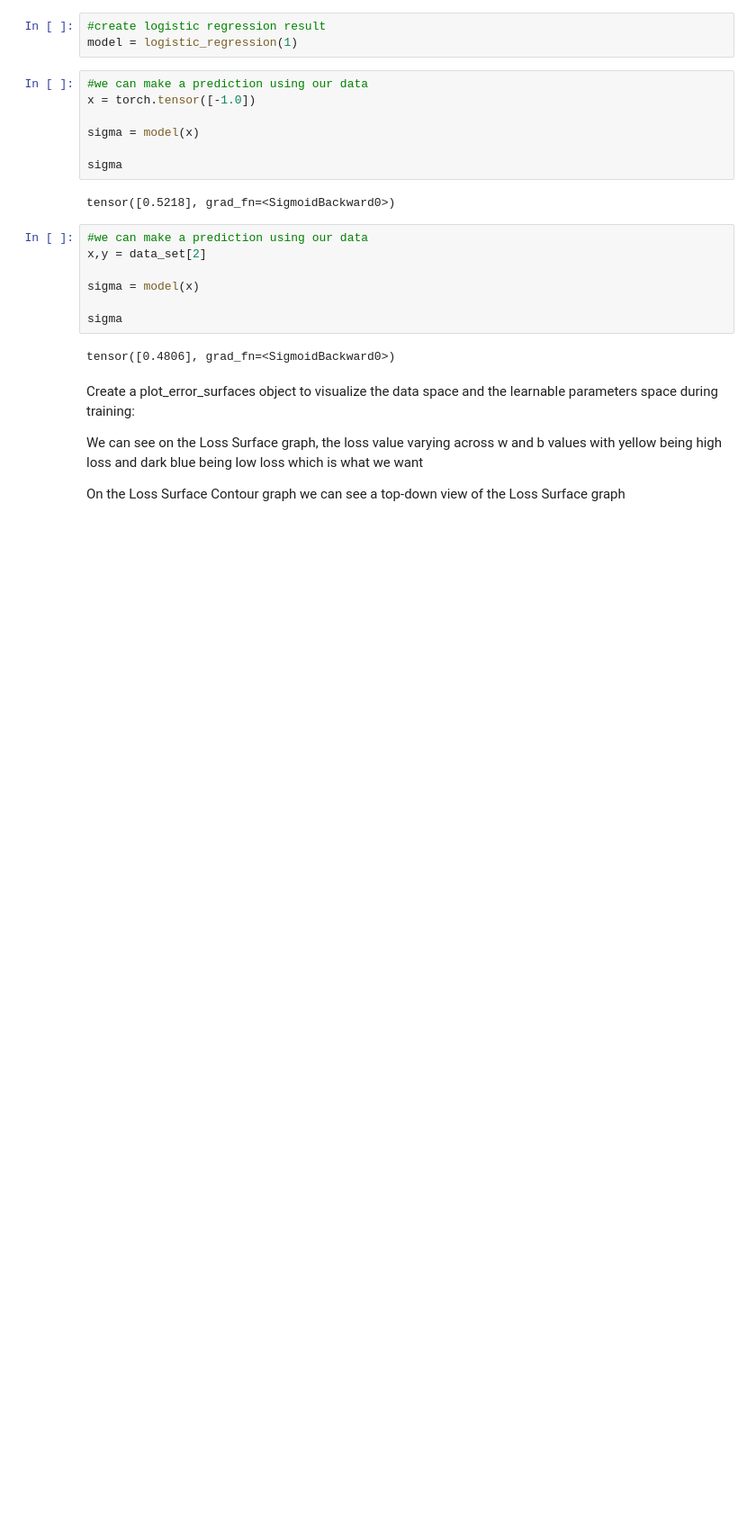
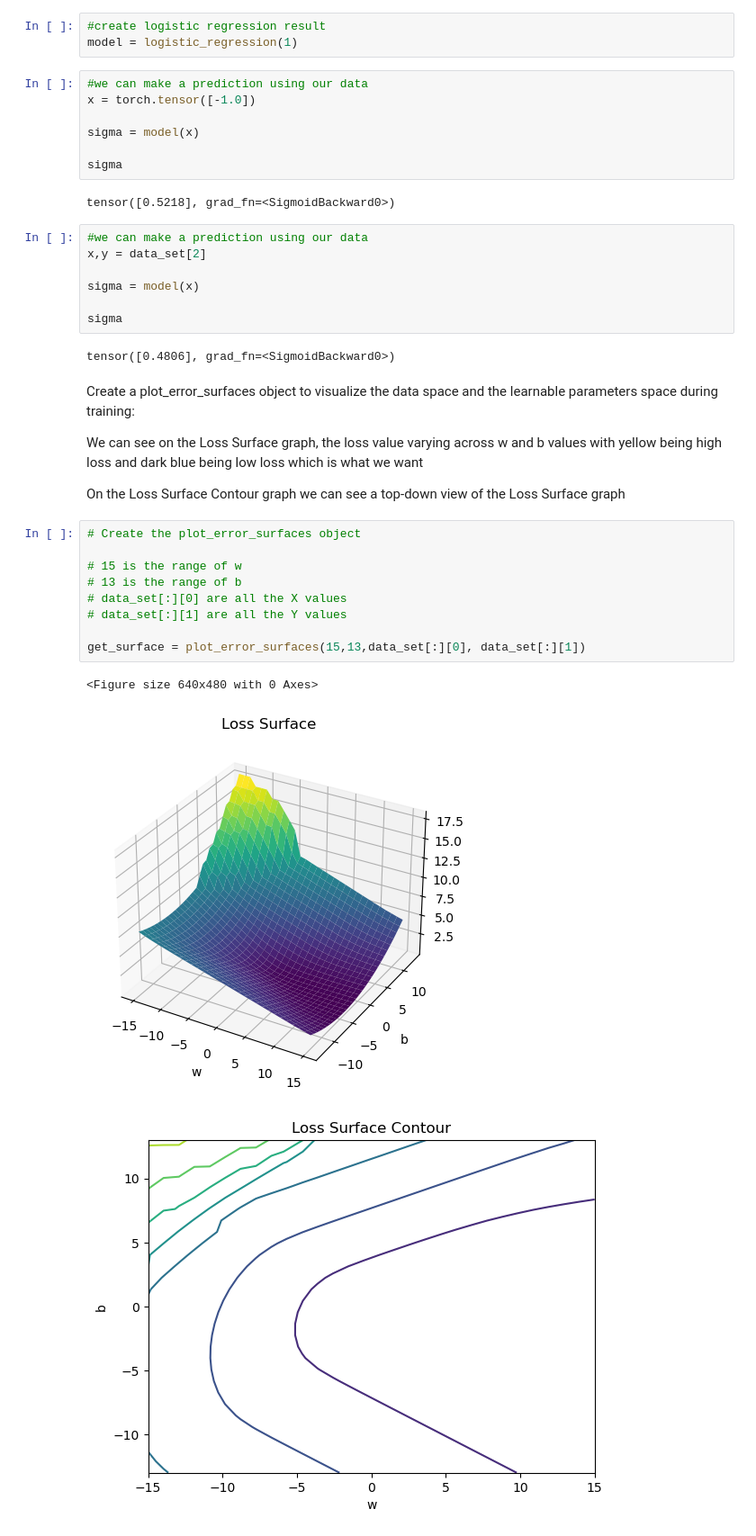
Before and after one commit to amansingh202/Machine-Learning, a Jupyter notebook: Computer_Vision/L10_LogisticRegression_with_miniBatch_GradientDescent.ipynb, the cells around one changed output. Shown at 90% size. Saved outputs shown, nothing was run; the diff lists cells and outputs as text; blank space fills up the shorter version.

```diff
--- a/Computer_Vision/L10_LogisticRegression_with_miniBatch_GradientDescent.ipynb
+++ b/Computer_Vision/L10_LogisticRegression_with_miniBatch_GradientDescent.ipynb
@@ -285,3 +285,16 @@ Create a plot_error_surfaces object to visualize the data space and the learnabl
 We can see on the Loss Surface graph, the loss value varying across w and b values with yellow being high loss and dark blue being low loss which is what we want
 
 On the Loss Surface Contour graph we can see a top-down view of the Loss Surface graph
+# %%
+# Create the plot_error_surfaces object
+
+# 15 is the range of w
+# 13 is the range of b
+# data_set[:][0] are all the X values
+# data_set[:][1] are all the Y values
+
+get_surface = plot_error_surfaces(15,13,data_set[:][0], data_set[:][1])
+# %% [output]
+<Figure size 640x480 with 0 Axes>
+[figure, added]
+[figure, added]
```
Also changed, not shown: parts of 4 cells of this notebook.
